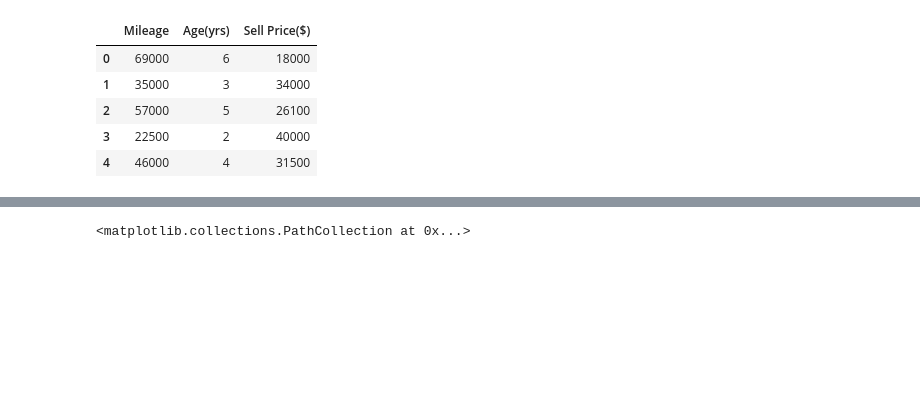
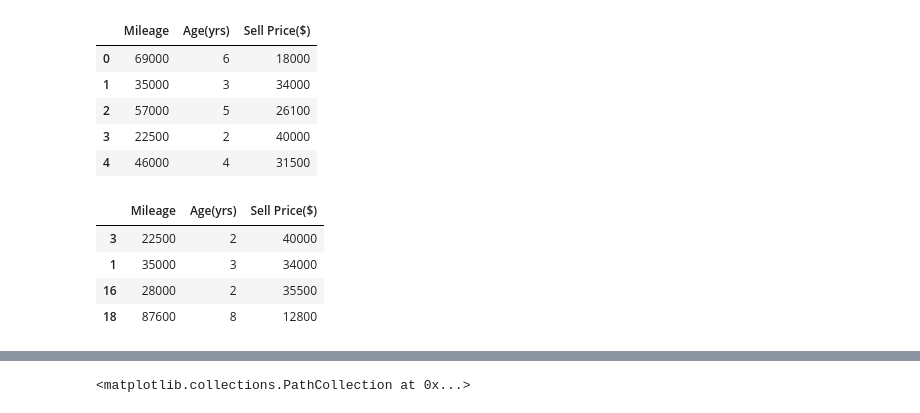
Before and after one commit to SajidMajeed92/UGD-Machine-Learning, a Jupyter notebook: Simple_Linear_Regression/Regression_Model _Train_Test_Split/Regression_traintest_split.ipynb, the cells around one changed output, grey strips where cells are left out. Cells and saved outputs as stored; diff of their text form; code cells hidden in the pictures; blank space fills up the shorter version.

```diff
--- a/Simple_Linear_Regression/Regression_Model _Train_Test_Split/Regression_traintest_split.ipynb
+++ b/Simple_Linear_Regression/Regression_Model _Train_Test_Split/Regression_traintest_split.ipynb
@@ -16,3 +16,11 @@ df.head()
 | 2 | 57000 | 5 | 26100 |
 | 3 | 22500 | 2 | 40000 |
 | 4 | 46000 | 4 | 31500 |
+# %%
+df.sample(4)
+# %% [output]
+|  | Mileage | Age(yrs) | Sell Price($) |
+| 3 | 22500 | 2 | 40000 |
+| 1 | 35000 | 3 | 34000 |
+| 16 | 28000 | 2 | 35500 |
+| 18 | 87600 | 8 | 12800 |
```
Also changed, not shown: parts of 15 cells of this notebook, 1 other file.
